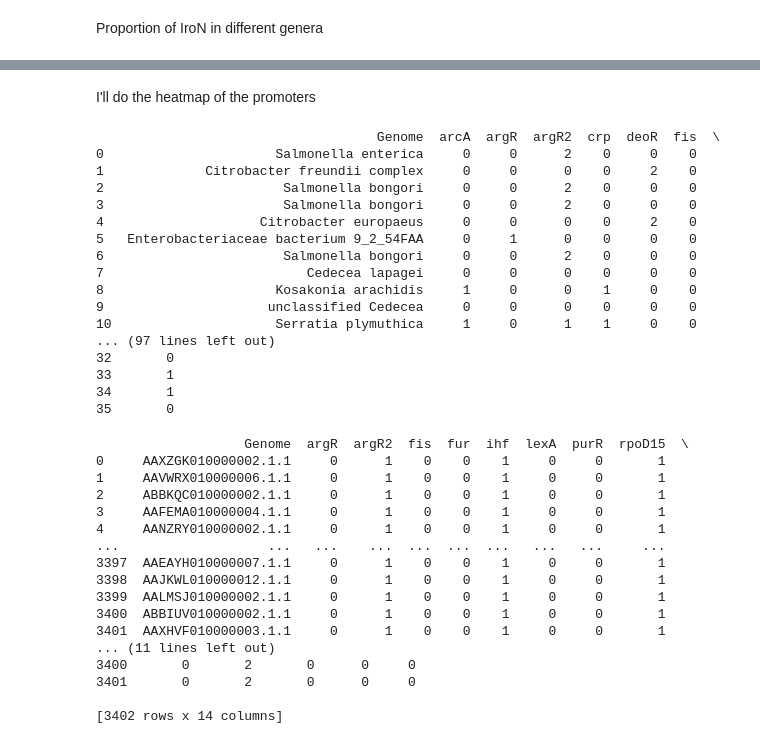
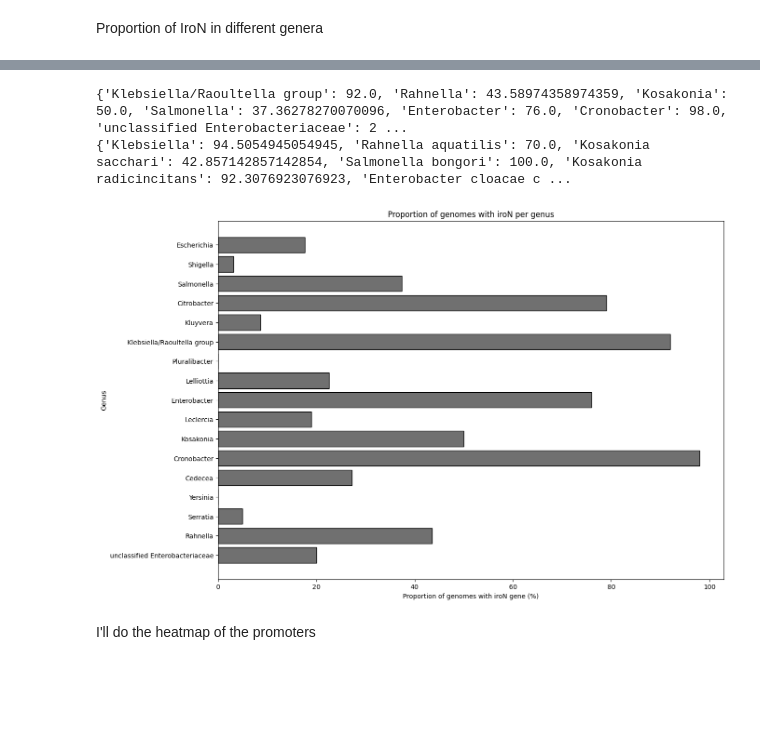
Before and after one commit to Eugenio-Molphe/IroN-project, a Jupyter notebook: 8_Results_Report/get_taxonomic_information_and_figures.ipynb, the cells around one changed output, grey strips where cells are left out. Cells and saved outputs as stored; diff of their text form; code cells hidden in the pictures; blank space fills up the shorter version.

```diff
--- a/8_Results_Report/get_taxonomic_information_and_figures.ipynb
+++ b/8_Results_Report/get_taxonomic_information_and_figures.ipynb
@@ -63,9 +63,12 @@ fastaFilesNames = os.listdir(directory)
 
 genomesList = []
 for i in fastaFilesNames:
-    taxonomicCode = i.split('.')[0]
-    if taxonomicCode in enterTaxInfo:
-        genomesList.append(taxonomicCode)
+    if not i.endswith('.fasta'):
+        continue
+    else:
+        taxonomicCode = i.split('.')[0]
+        if taxonomicCode in enterTaxInfo:
+            genomesList.append(taxonomicCode)
 # %%
 #### Read the file with the names of the genomes that were double checked to effectively have iroN, I'll use it to filter out the genomes that we're still doubtful ####
 
@@ -293,25 +302,44 @@ for i in countsSpeciesIroN:
 # Let's print the results
 print(proportionGenusIroN)
 print(proportionSpeciesIroN)
+# %% [output]
+{'Klebsiella/Raoultella group': 92.0, 'Rahnella': 43.58974358974359, 'Kosakonia': 50.0, 'Salmonella': 37.36278270070096, 'Enterobacter': 76.0, 'Cronobacter': 98.0, 'unclassified Enterobacteriaceae': 2 ...
+{'Klebsiella': 94.5054945054945, 'Rahnella aquatilis': 70.0, 'Kosakonia sacchari': 42.857142857142854, 'Salmonella bongori': 100.0, 'Kosakonia radicincitans': 92.3076923076923, 'Enterobacter cloacae c ...
+# %%
+#### Add the update E. coli values
+'''
+So I have one file with the list of E. coli genomes with a double checked iroN, and a directory with all the E. coli genomes, I'll calculate the proportion of genomes with iroN in the E. coli genomes directly.
+The equation used is:
+number of E. coli genomes with iroN / total number of E. coli genomes * 100
+The paths are:
+/mnt/mnemo5/eugenio/IroN_project/Files/10_Escherichia/genomes_w_double_checked_iroN.txt
+/mnt/mnemo5/eugenio/IroN_project/Files/10_Escherichia/Genomes/
+Rrespectively
+'''
+
+proportionGenusIroN['Escherichia'] = 1878 / 10643 * 100
+proportionSpeciesIroN['Escherichia coli'] = 1878 / 10643 * 100
 # %%
 ### Let's graph the results ###
 
 # Data for the plot
 categories = ['unclassified Enterobacteriaceae', 'Rahnella', 'Serratia', 'Yersinia', 'Cedecea', 'Cronobacter', 'Kosakonia', 'Leclercia', 'Enterobacter',
               'Lelliottia', 'Pluralibacter', 'Klebsiella/Raoultella group', 'Kluyvera', 'Citrobacter', 'Salmonella', 'Shigella', 'Escherichia']
 percentages = [proportionGenusIroN[i] for i in categories]
 
 # Create the horizontal bar plot
 plt.figure(figsize=(14, 10))
-plt.barh(categories, percentages, color='#617A2F')
+plt.barh(categories, percentages, color='#707070', edgecolor='black')
 
 # Set the labels and title
 plt.xlabel('Proportion of genomes with iroN gene (%)')
 plt.ylabel('Genus')
 plt.title('Proportion of genomes with iroN per genus')
 
 # Display the plot
 plt.show()
+# %% [output]
+[figure, added]
 # %%
 ### Let's save the results ###
 
@@ -375,24 +403,6 @@ for i in enterTaxInfo:
     dfEntero = dfEntero.replace(i, enterTaxInfo[i][7].strip())
 
 print(dfEntero)
-# %% [output]
-                                    Genome  arcA  argR  argR2  crp  deoR  fis  \
-0                      Salmonella enterica     0     0      2    0     0    0
-1             Citrobacter freundii complex     0     0      0    0     2    0
-2                       Salmonella bongori     0     0      2    0     0    0
-3                       Salmonella bongori     0     0      2    0     0    0
-4                    Citrobacter europaeus     0     0      0    0     2    0
-5   Enterobacteriaceae bacterium 9_2_54FAA     0     1      0    0     0    0
-6                       Salmonella bongori     0     0      2    0     0    0
-7                          Cedecea lapagei     0     0      0    0     0    0
-8                      Kosakonia arachidis     1     0      0    1     0    0
-9                     unclassified Cedecea     0     0      0    0     0    0
-10                     Serratia plymuthica     1     0      1    1     0    0
-... (97 lines left out)
-32       0
-33       1
-34       1
-35       0
 # %%
 # Let's do the same for Salmonella
 pathNCBIcodes = '/mnt/mnemo5/eugenio/IroN_project/Files/07_Final_Report/Salmonella_header_NCBIcode.csv'
@@ -416,24 +426,6 @@ for i in salmonellaTaxInfoDict:
     dfSalmo = dfSalmo.replace(i, salmonellaTaxInfoDict[i][0])
 
 print(dfSalmo)
-# %% [output]
-                   Genome  argR  argR2  fis  fur  ihf  lexA  purR  rpoD15  \
-0     AAXZGK010000002.1.1     0      1    0    0    1     0     0       1
-1     AAVWRX010000006.1.1     0      1    0    0    1     0     0       1
-2     ABBKQC010000002.1.1     0      1    0    0    1     0     0       1
-3     AAFEMA010000004.1.1     0      1    0    0    1     0     0       1
-4     AANZRY010000002.1.1     0      1    0    0    1     0     0       1
-...                   ...   ...    ...  ...  ...  ...   ...   ...     ...
-3397  AAEAYH010000007.1.1     0      1    0    0    1     0     0       1
-3398  AAJKWL010000012.1.1     0      1    0    0    1     0     0       1
-3399  AALMSJ010000002.1.1     0      1    0    0    1     0     0       1
-3400  ABBIUV010000002.1.1     0      1    0    0    1     0     0       1
-3401  AAXHVF010000003.1.1     0      1    0    0    1     0     0       1
-... (11 lines left out)
-3400       0       2       0      0     0
-3401       0       2       0      0     0
-
-[3402 rows x 14 columns]
 # %%
 # Let's add the Escherichia promoters
 ecoliPath = '/mnt/mnemo5/eugenio/IroN_project/Files/10_Escherichia/promoters_df.csv'
```
Also changed, not shown: parts of 5 cells of this notebook, 2 other files.
